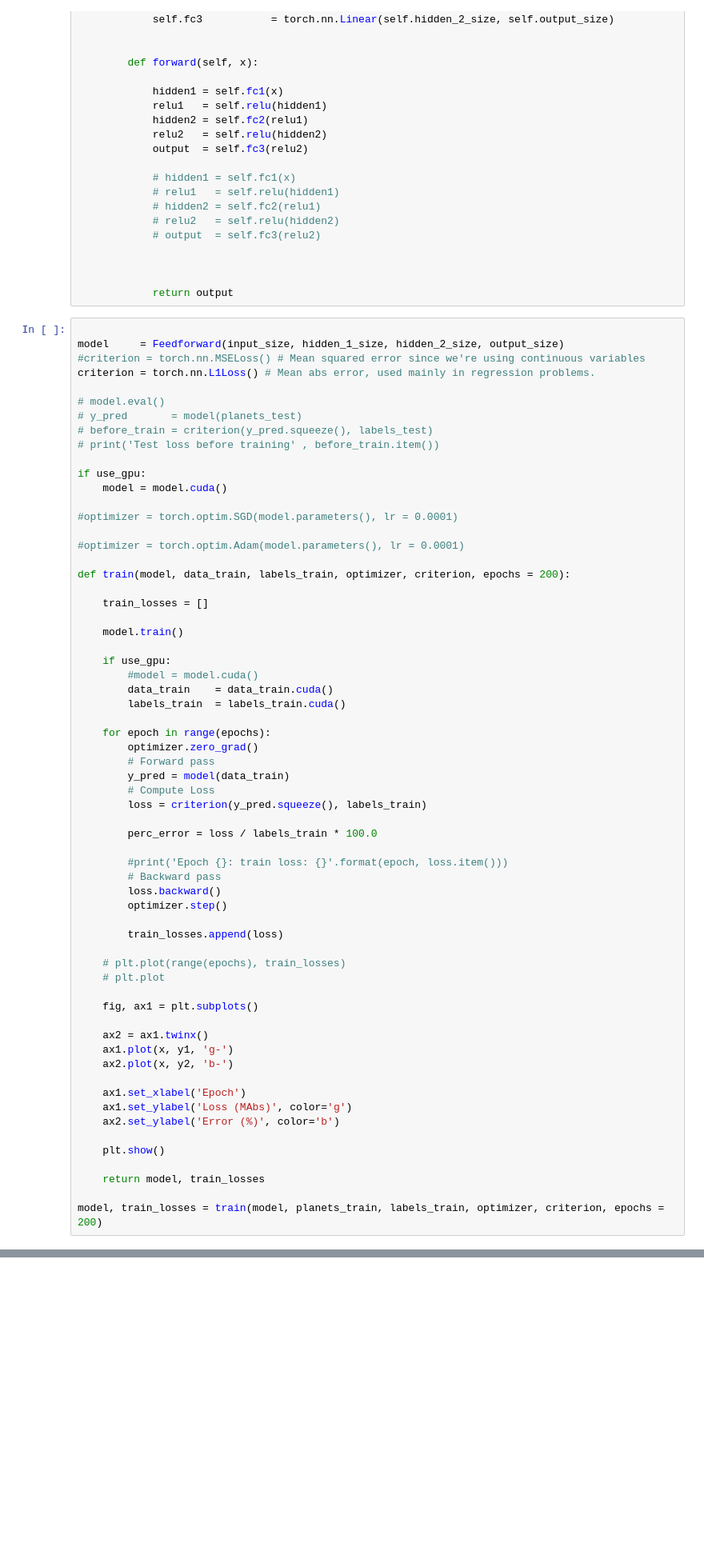
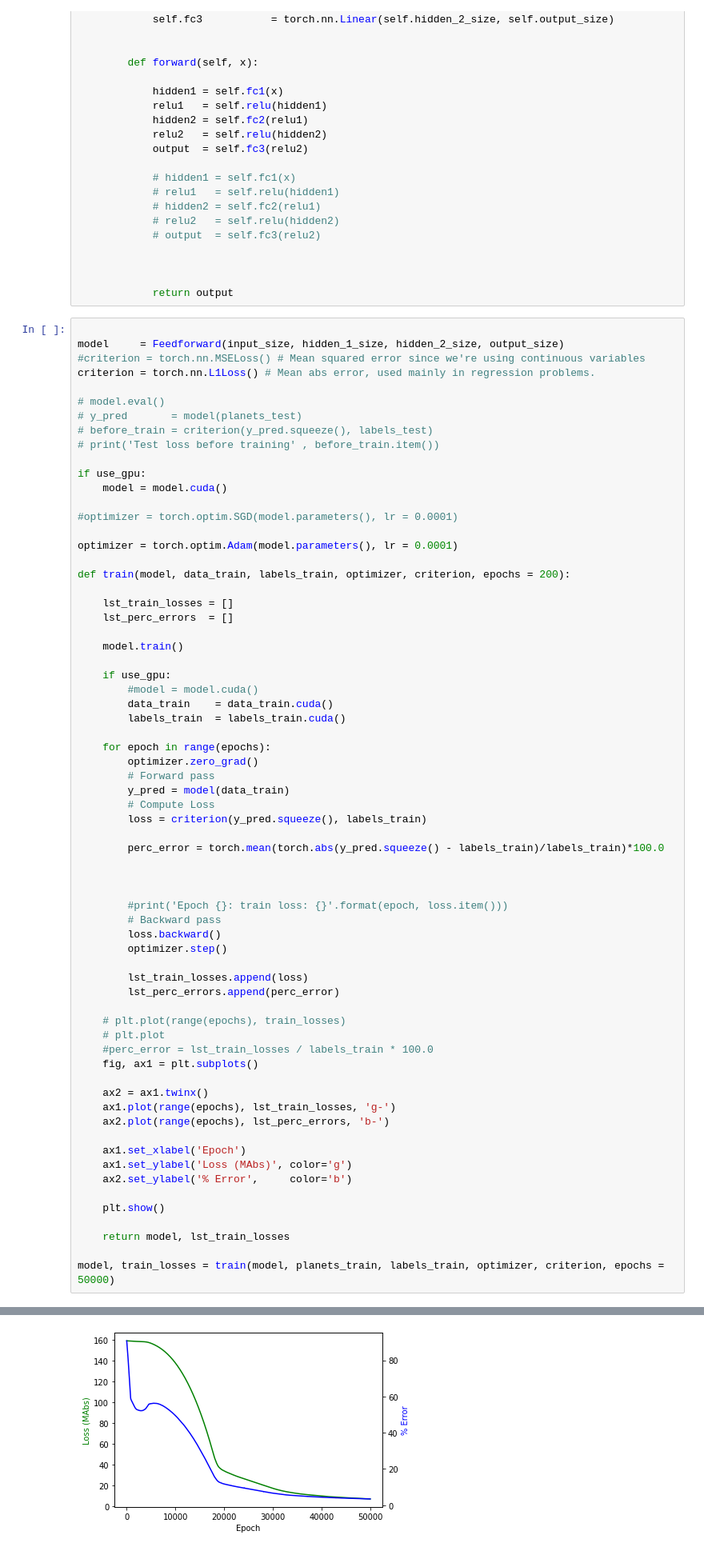
Before and after one commit to aaroncnb/PyAtmos_net, a Jupyter notebook: fdl_data_explore.ipynb, the cells around one changed output, grey strips where cells are left out. Shown: that part at 80% size. Saved outputs shown, nothing was run; the diff lists cells and outputs as text; blank space fills up the shorter version.

Commit message:
Added percent error diagnostics. Tested performance of current model out to 20,000 epochs.

```diff
--- a/fdl_data_explore.ipynb
+++ b/fdl_data_explore.ipynb
@@ -186,11 +186,12 @@ if use_gpu:
 
 #optimizer = torch.optim.SGD(model.parameters(), lr = 0.0001)
 
-#optimizer = torch.optim.Adam(model.parameters(), lr = 0.0001)
+optimizer = torch.optim.Adam(model.parameters(), lr = 0.0001)
 
 def train(model, data_train, labels_train, optimizer, criterion, epochs = 200):
 
-    train_losses = []
+    lst_train_losses = []
+    lst_perc_errors  = []
 
     model.train()
 
@@ -206,31 +207,34 @@ def train(model, data_train, labels_train, optimizer, criterion, epochs = 200):
         # Compute Loss
         loss = criterion(y_pred.squeeze(), labels_train)
 
-        perc_error = loss / labels_train * 100.0
+        perc_error = torch.mean(torch.abs(y_pred.squeeze() - labels_train)/labels_train)*100.0
+
+
 
         #print('Epoch {}: train loss: {}'.format(epoch, loss.item()))
         # Backward pass
         loss.backward()
         optimizer.step()
 
-        train_losses.append(loss)
+        lst_train_losses.append(loss)
+        lst_perc_errors.append(perc_error)
 
     # plt.plot(range(epochs), train_losses)
     # plt.plot
-
+    #perc_error = lst_train_losses / labels_train * 100.0
     fig, ax1 = plt.subplots()
 
     ax2 = ax1.twinx()
-    ax1.plot(x, y1, 'g-')
-    ax2.plot(x, y2, 'b-')
+    ax1.plot(range(epochs), lst_train_losses, 'g-')
+    ax2.plot(range(epochs), lst_perc_errors, 'b-')
 
     ax1.set_xlabel('Epoch')
     ax1.set_ylabel('Loss (MAbs)', color='g')
-    ax2.set_ylabel('Error (%)', color='b')
+    ax2.set_ylabel('% Error',     color='b')
 
     plt.show()
 
-    return model, train_losses
+    return model, lst_train_losses
 
-model, train_losses = train(model, planets_train, labels_train, optimizer, criterion, epochs = 200)
+model, train_losses = train(model, planets_train, labels_train, optimizer, criterion, epochs = 50000)
 # %% [output]
@@ -238,3 +241,4 @@ NameError: ignored
+[figure, added]
 # %%
 def test(model, test_loader):
 
```
Also changed, not shown: parts of 8 cells of this notebook.
